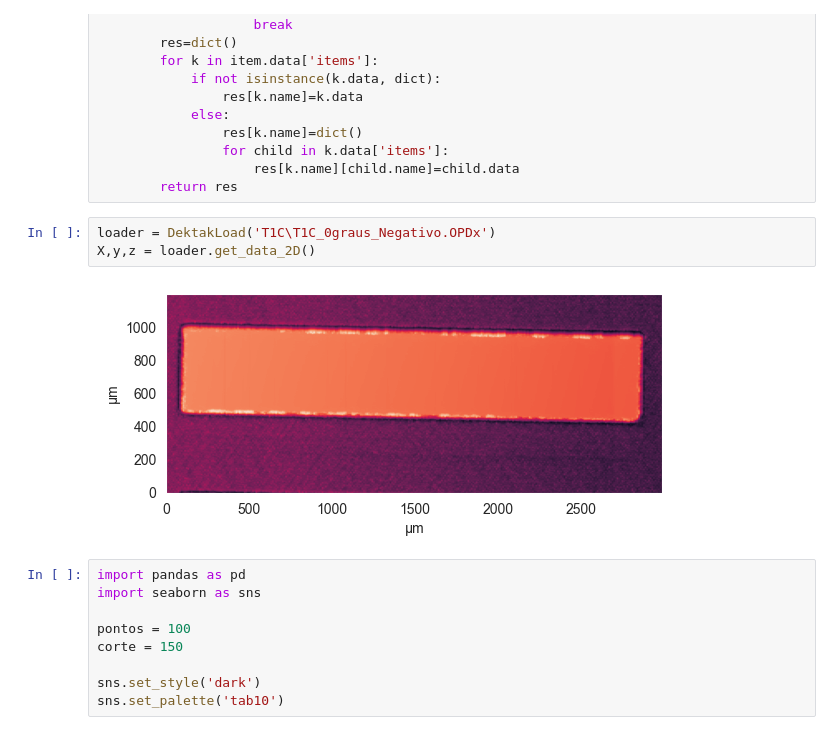
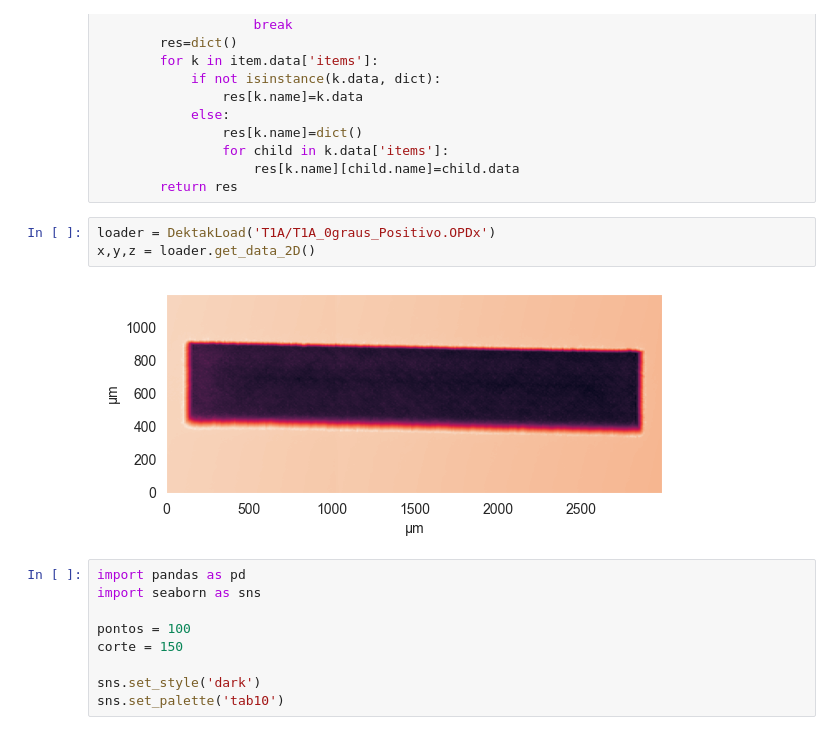
Before and after one commit to Pidoviski/calculadora_de_rugosidade, a Jupyter notebook: main.ipynb, the cells around one changed output. Drawn from its saved outputs; the diff is of its cells as text.

```diff
--- a/main.ipynb
+++ b/main.ipynb
@@ -321,10 +321,10 @@ class DektakLoad:
                     res[k.name][child.name]=child.data
         return res
 # %%
-loader = DektakLoad('T1C\T1C_0graus_Negativo.OPDx')
-X,y,z = loader.get_data_2D()
+loader = DektakLoad('T1A/T1A_0graus_Positivo.OPDx')
+x,y,z = loader.get_data_2D()
 # %% [output]
-[figure, old version]
+[figure, new version]
 # %%
 import pandas as pd
 import seaborn as sns
```
Also changed, not shown: parts of 9 cells of this notebook.
